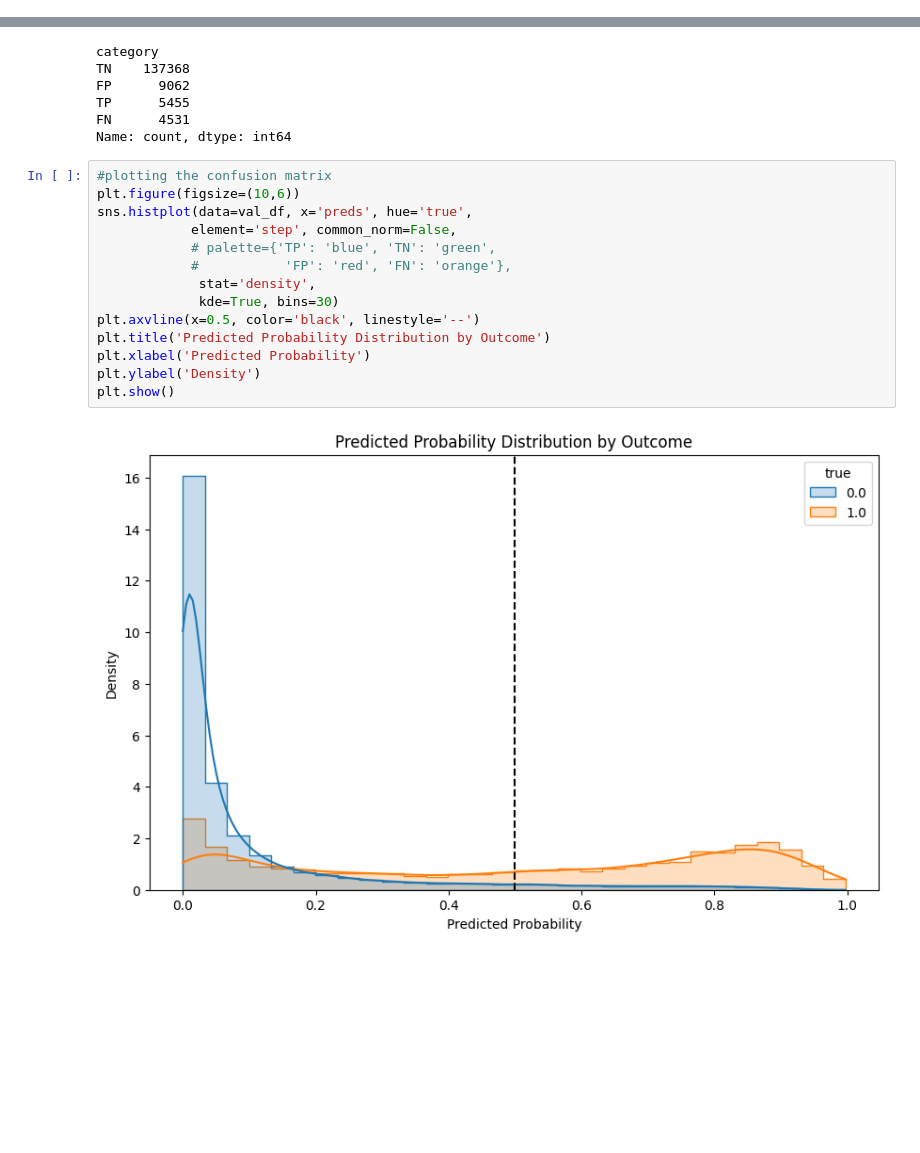
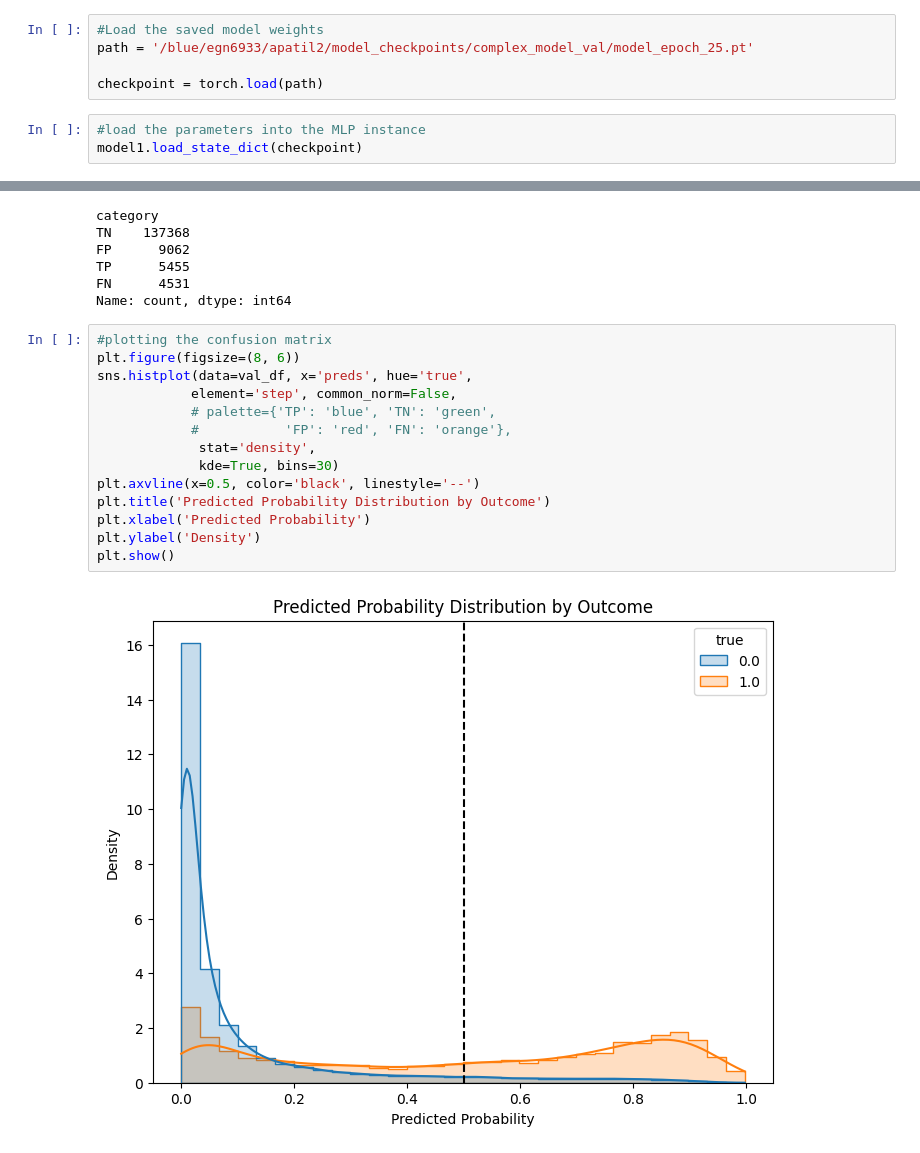
Before and after one commit to Anskira/Predicting-the-pathogenecity-of-genetic-variants, a Jupyter notebook: Notebooks/model_training_2.ipynb, the cells around one changed output, grey strips where cells are left out. Drawn from its saved outputs; the diff is of its cells as text; blank space fills up the shorter version.

```diff
--- a/Notebooks/model_training_2.ipynb
+++ b/Notebooks/model_training_2.ipynb
@@ -515,0 +571,8 @@ np.float64(0.4900000000000001)
+# %%
+#Load the saved model weights
+path = '/blue/egn6933/apatil2/model_checkpoints/complex_model_val/model_epoch_25.pt'
+
+checkpoint = torch.load(path)
+# %%
+#load the parameters into the MLP instance
+model1.load_state_dict(checkpoint)
@@ -628,17 +694,17 @@ FN      4531
 Name: count, dtype: int64
 # %%
 #plotting the confusion matrix
-plt.figure(figsize=(10,6))
+plt.figure(figsize=(8, 6))
 sns.histplot(data=val_df, x='preds', hue='true',
             element='step', common_norm=False,
             # palette={'TP': 'blue', 'TN': 'green',
             #           'FP': 'red', 'FN': 'orange'},
              stat='density',
              kde=True, bins=30)
 plt.axvline(x=0.5, color='black', linestyle='--')
 plt.title('Predicted Probability Distribution by Outcome')
 plt.xlabel('Predicted Probability')
 plt.ylabel('Density')
 plt.show()
 # %% [output]
-[figure, old version]
+[figure, new version]
```
Also changed, not shown: parts of 13 cells of this notebook, 5 other files.
